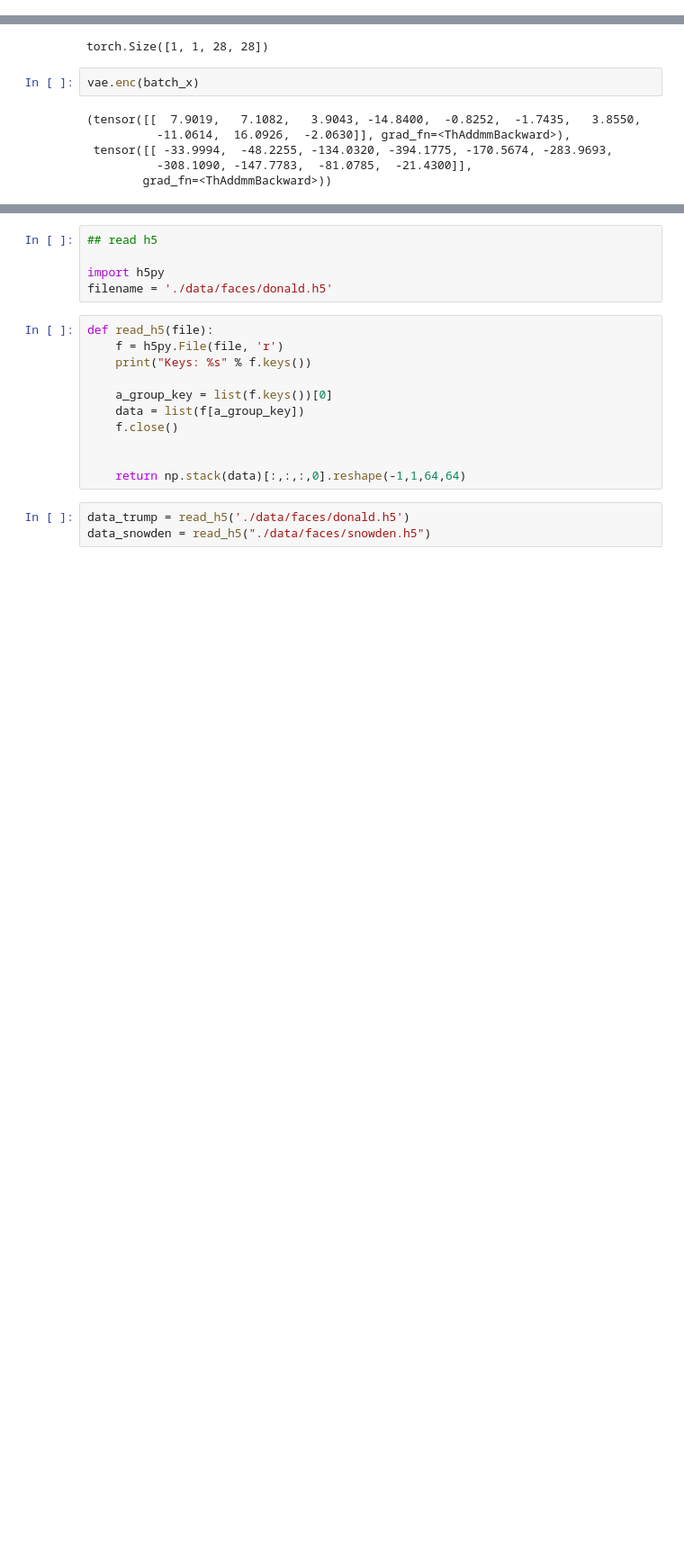
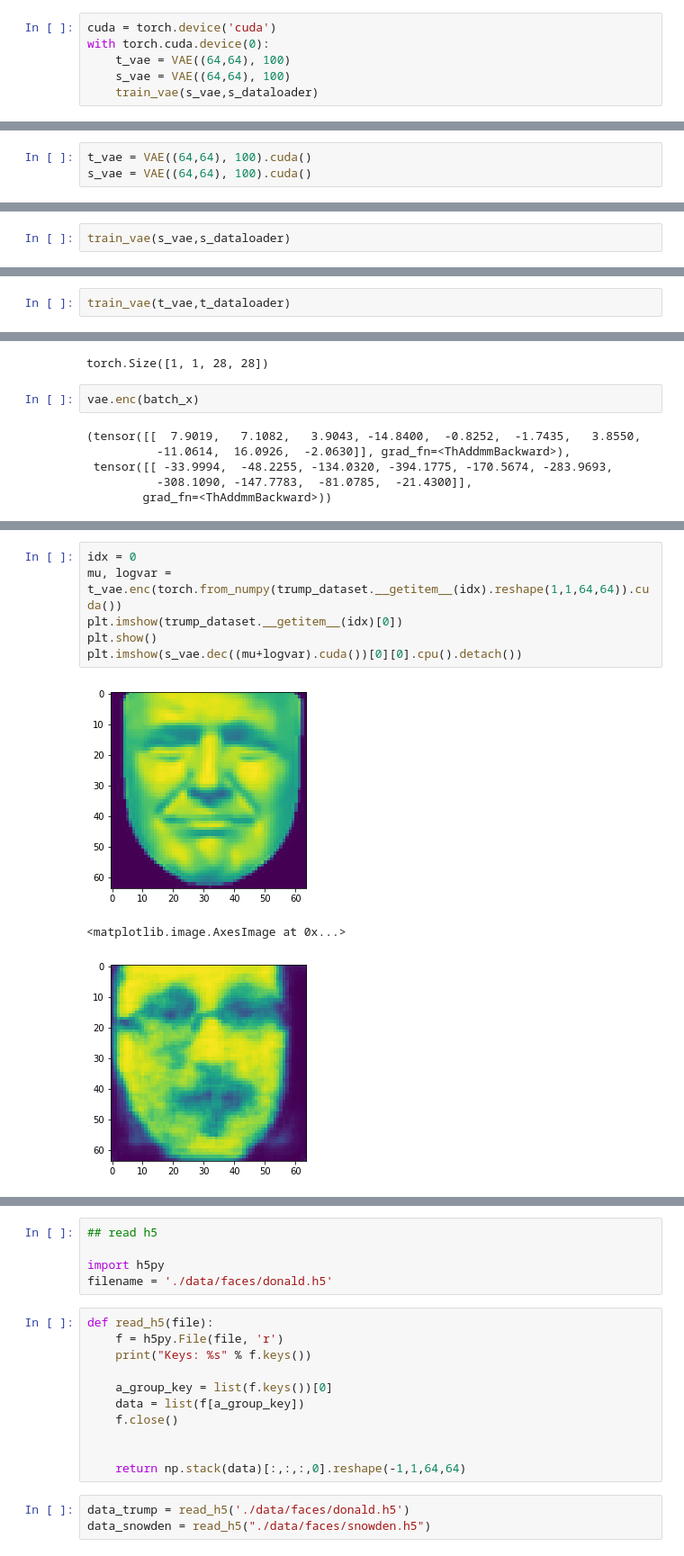
Before and after one commit to rykachevskiy/VAEtorch, a Jupyter notebook: VAE.ipynb, the cells around one changed output, grey strips where cells are left out. Shown: that part at 90% size. Cells and saved outputs as stored; diff of their text form; blank space fills up the shorter version.

```diff
--- a/VAE.ipynb
+++ b/VAE.ipynb
@@ -184,0 +208,6 @@ VAE(
+# %%
+cuda = torch.device('cuda')
+with torch.cuda.device(0):
+    t_vae = VAE((64,64), 100)
+    s_vae = VAE((64,64), 100)
+    train_vae(s_vae,s_dataloader)
@@ -185 +239,4 @@ VAE(
+# %%
+t_vae = VAE((64,64), 100).cuda()
+s_vae = VAE((64,64), 100).cuda()
 # %%
@@ -237,0 +265,2 @@ torch.Size([1, 1, 64, 64])
+# %%
+train_vae(s_vae,s_dataloader)
@@ -237,0 +286,2 @@ torch.Size([1, 1, 64, 64])
+# %%
+train_vae(t_vae,t_dataloader)
@@ -256,0 +375,10 @@ plt.imshow(vae.dec(v)[0][0].detach())
+# %%
+idx = 0
+mu, logvar = t_vae.enc(torch.from_numpy(trump_dataset.__getitem__(idx).reshape(1,1,64,64)).cuda())
+plt.imshow(trump_dataset.__getitem__(idx)[0])
+plt.show()
+plt.imshow(s_vae.dec((mu+logvar).cuda())[0][0].cpu().detach())
+# %% [output]
+[figure, added]
+<matplotlib.image.AxesImage at 0x...>
+[figure, added]
```
Also changed, not shown: parts of 31 cells of this notebook.
